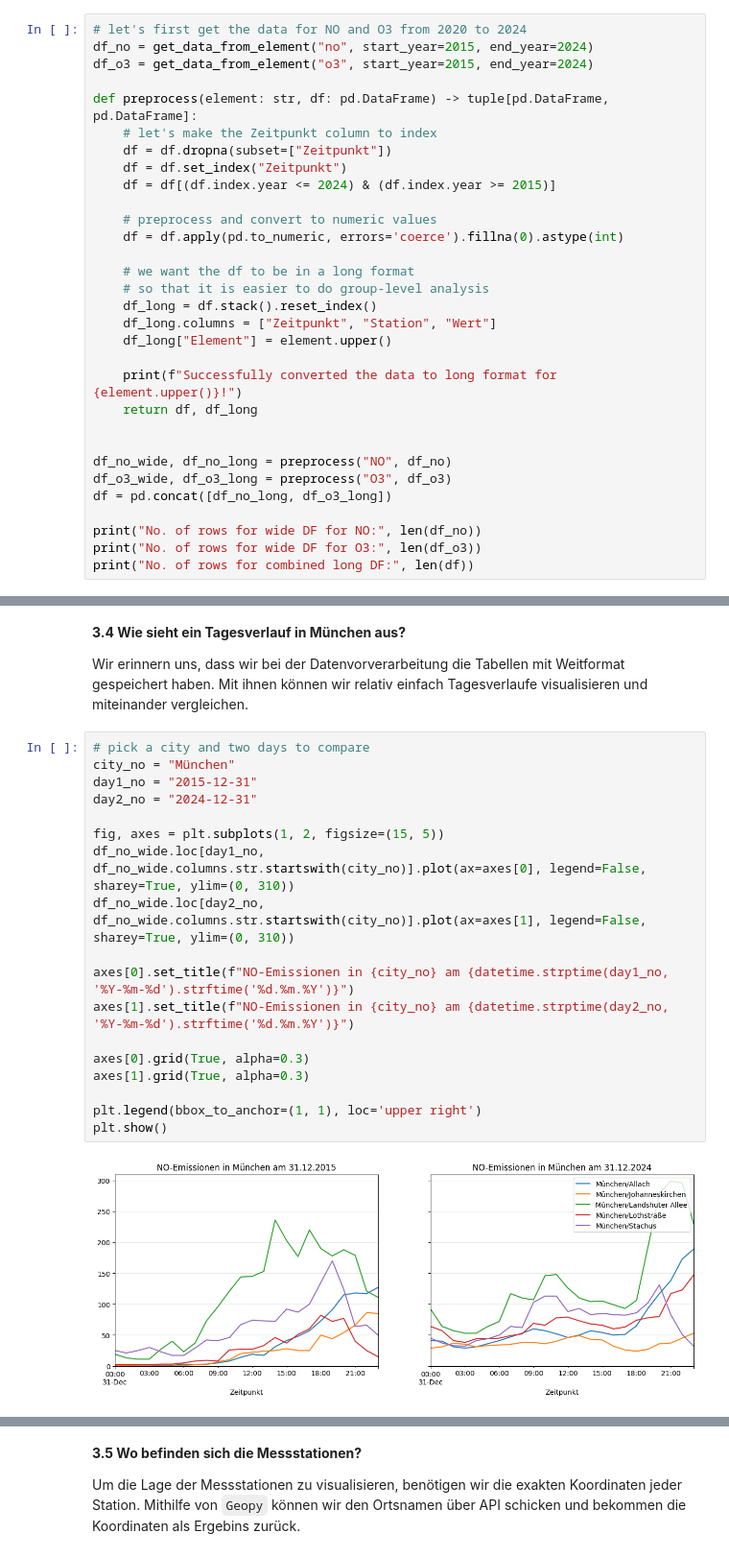
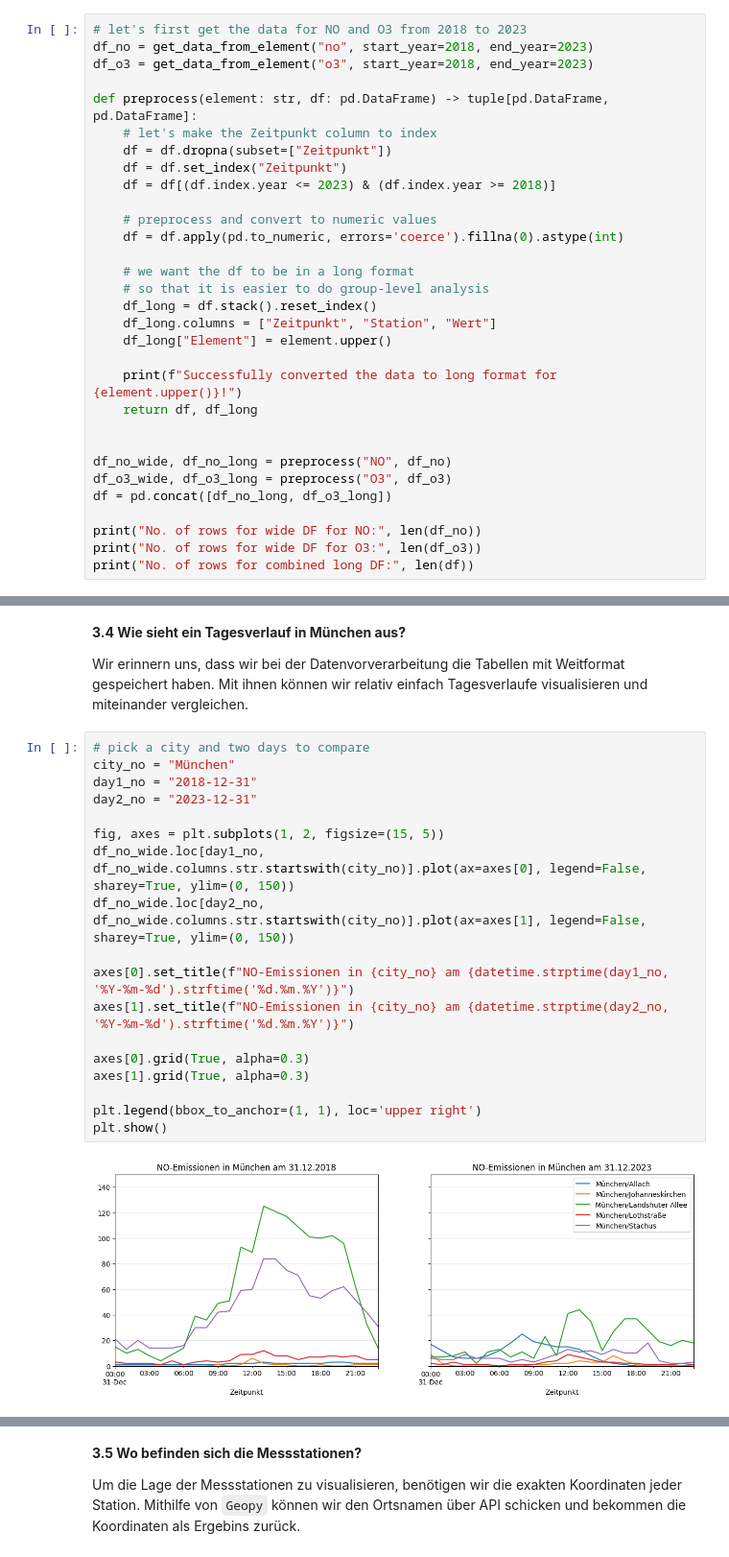
Before and after one commit to byte-bayern/open-bydata-notebook-emission, a Jupyter notebook: emissionen_workshop.ipynb, the cells around one changed output, grey strips where cells are left out. Shown at 96% size. Cells and saved outputs as stored; diff of their text form.

```diff
--- a/emissionen_workshop.ipynb
+++ b/emissionen_workshop.ipynb
@@ -85,15 +85,15 @@ def get_data_from_element(element: str, start_year: int, end_year: int) -> pd.Da
 
 Für Analysen in Gruppen ist das **Langformat** praktisch: Jede Zeile steht für eine Messung (z.B. Element, Zeit, Wert). Das **Weitformat** eignet sich besser für Zeitreihen einzelner Elemente: Jede Spalte steht für ein Element, jede Zeile für einen Zeitpunkt. Daher erstellen wir beide Varianten – das Langformat für Vergleiche zwischen Gruppen, das Weitformat für Analysen einzelner Elemente über die Zeit.
 # %%
-# let's first get the data for NO and O3 from 2020 to 2024
-df_no = get_data_from_element("no", start_year=2015, end_year=2024)
-df_o3 = get_data_from_element("o3", start_year=2015, end_year=2024)
+# let's first get the data for NO and O3 from 2018 to 2023
+df_no = get_data_from_element("no", start_year=2018, end_year=2023)
+df_o3 = get_data_from_element("o3", start_year=2018, end_year=2023)
 
 def preprocess(element: str, df: pd.DataFrame) -> tuple[pd.DataFrame, pd.DataFrame]:
     # let's make the Zeitpunkt column to index
     df = df.dropna(subset=["Zeitpunkt"])
     df = df.set_index("Zeitpunkt")
-    df = df[(df.index.year <= 2024) & (df.index.year >= 2015)]
+    df = df[(df.index.year <= 2023) & (df.index.year >= 2018)]
 
     # preprocess and convert to numeric values
     df = df.apply(pd.to_numeric, errors='coerce').fillna(0).astype(int)
@@ -302,23 +302,23 @@ Wir erinnern uns, dass wir bei der Datenvorverarbeitung die Tabellen mit Weitfor
 # %%
 # pick a city and two days to compare
 city_no = "München"
-day1_no = "2015-12-31"
-day2_no = "2024-12-31"
+day1_no = "2018-12-31"
+day2_no = "2023-12-31"
 
 fig, axes = plt.subplots(1, 2, figsize=(15, 5))
-df_no_wide.loc[day1_no, df_no_wide.columns.str.startswith(city_no)].plot(ax=axes[0], legend=False, sharey=True, ylim=(0, 310))
-df_no_wide.loc[day2_no, df_no_wide.columns.str.startswith(city_no)].plot(ax=axes[1], legend=False, sharey=True, ylim=(0, 310))
+df_no_wide.loc[day1_no, df_no_wide.columns.str.startswith(city_no)].plot(ax=axes[0], legend=False, sharey=True, ylim=(0, 150))
+df_no_wide.loc[day2_no, df_no_wide.columns.str.startswith(city_no)].plot(ax=axes[1], legend=False, sharey=True, ylim=(0, 150))
 
 axes[0].set_title(f"NO-Emissionen in {city_no} am {datetime.strptime(day1_no, '%Y-%m-%d').strftime('%d.%m.%Y')}")
 axes[1].set_title(f"NO-Emissionen in {city_no} am {datetime.strptime(day2_no, '%Y-%m-%d').strftime('%d.%m.%Y')}")
 
 axes[0].grid(True, alpha=0.3)
 axes[1].grid(True, alpha=0.3)
 
 plt.legend(bbox_to_anchor=(1, 1), loc='upper right')
 plt.show()
 # %% [output]
-[figure, old version]
+[figure, new version]
 # %%
 # pick a city and two days to compare
 city_o3 = "Aschaffenburg"
```
Also changed, not shown: parts of 12 cells of this notebook.
